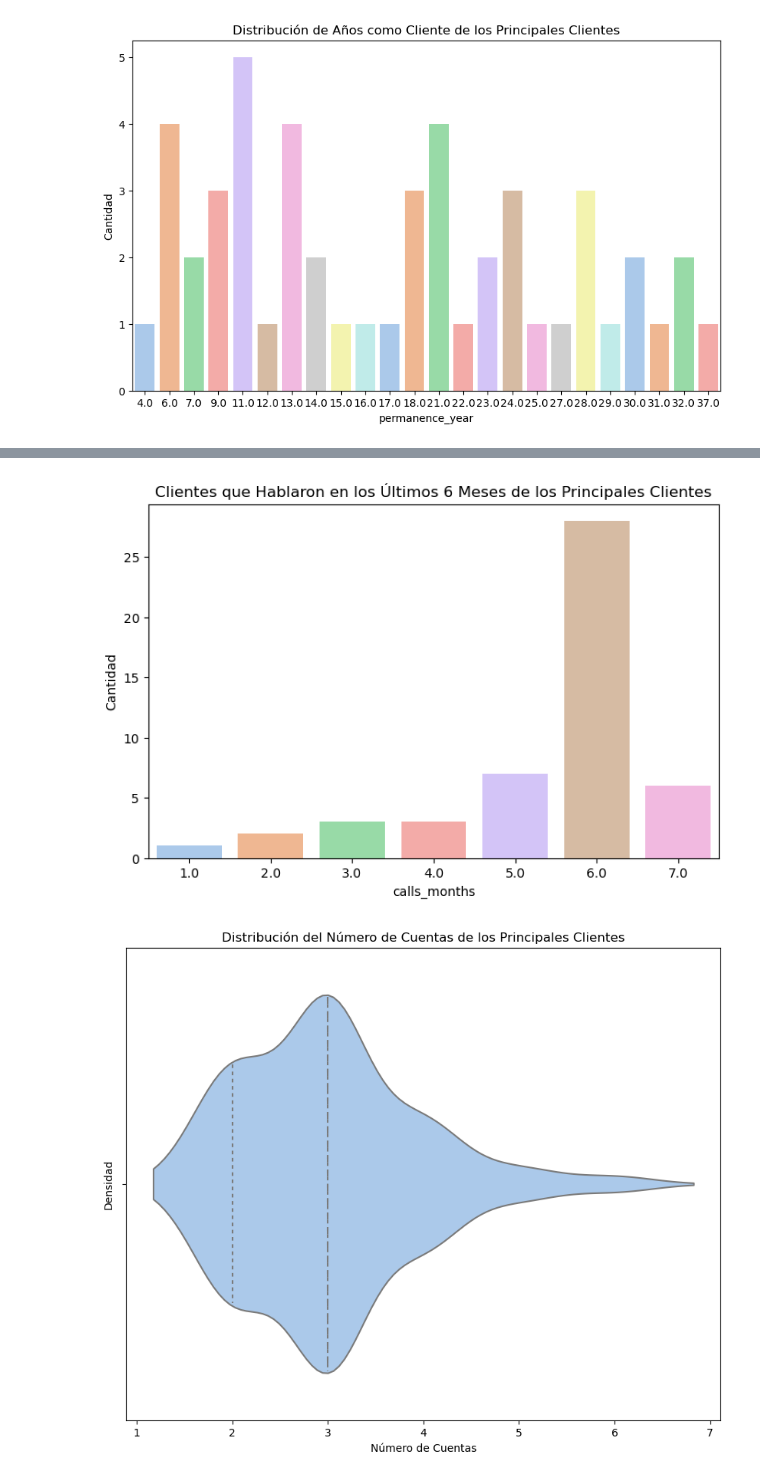
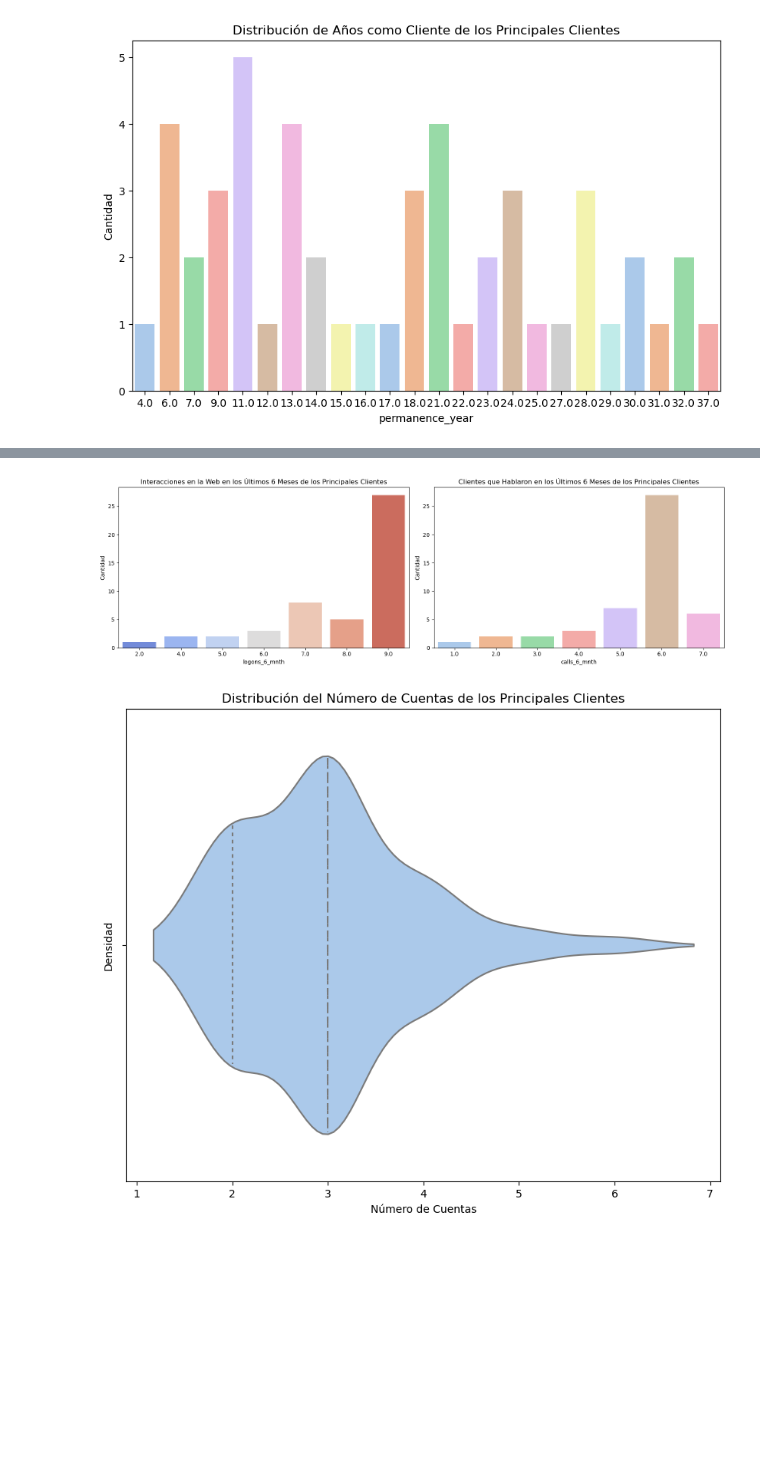
Before and after one commit to alicia-perez-diez/vanguard, a Jupyter notebook: notebooks/main.ipynb, the cells around one changed output, grey strips where cells are left out. Drawn from its saved outputs; the diff is of its cells as text; code cells hidden in the pictures; blank space fills up the shorter version.

```diff
--- a/notebooks/main.ipynb
+++ b/notebooks/main.ipynb
@@ -283,13 +273,29 @@ plt.show()
-# %%
-# Gráfico de barras de clientes que hablaron en los últimos 6 meses de los principales clientes
-plt.figure(figsize=(8, 5))
-sns.countplot(x='calls_months', data=df_clientes_principales, palette='pastel')
-plt.title('Clientes que Hablaron en los Últimos 6 Meses de los Principales Clientes')
-plt.xlabel('calls_months')
-plt.ylabel('Cantidad')
-plt.show()
-# %% [output]
-[figure, removed]
+# %%
+import matplotlib.pyplot as plt
+import seaborn as sns
+
+# Crear una figura con dos subplots
+fig, axes = plt.subplots(nrows=1, ncols=2, figsize=(16, 5))
+
+# Gráfico de barras de interacciones en la web en los últimos 6 meses de los principales clientes
+sns.countplot(x='logons_6_mnth', data=df_clientes_principales, palette='coolwarm', ax=axes[0])
+axes[0].set_title('Interacciones en la Web en los Últimos 6 Meses de los Principales Clientes')
+axes[0].set_xlabel('logons_6_mnth')
+axes[0].set_ylabel('Cantidad')
+
+# Gráfico de barras de clientes que hablaron en los últimos 6 meses de los principales clientes
+sns.countplot(x='calls_6_mnth', data=df_clientes_principales, palette='pastel', ax=axes[1])
+axes[1].set_title('Clientes que Hablaron en los Últimos 6 Meses de los Principales Clientes')
+axes[1].set_xlabel('calls_6_mnth')
+axes[1].set_ylabel('Cantidad')
+
+# Ajustar el espaciado entre los subplots
+plt.tight_layout()
+
+# Mostrar el gráfico combinado
+plt.show()
+# %% [output]
+[figure, added]
 # %%
 plt.figure(figsize=(10, 8))
 sns.violinplot(x=df_clientes_principales['num_accounts'], inner='quartile', palette='pastel')
```
Also changed, not shown: parts of 3 cells of this notebook.
